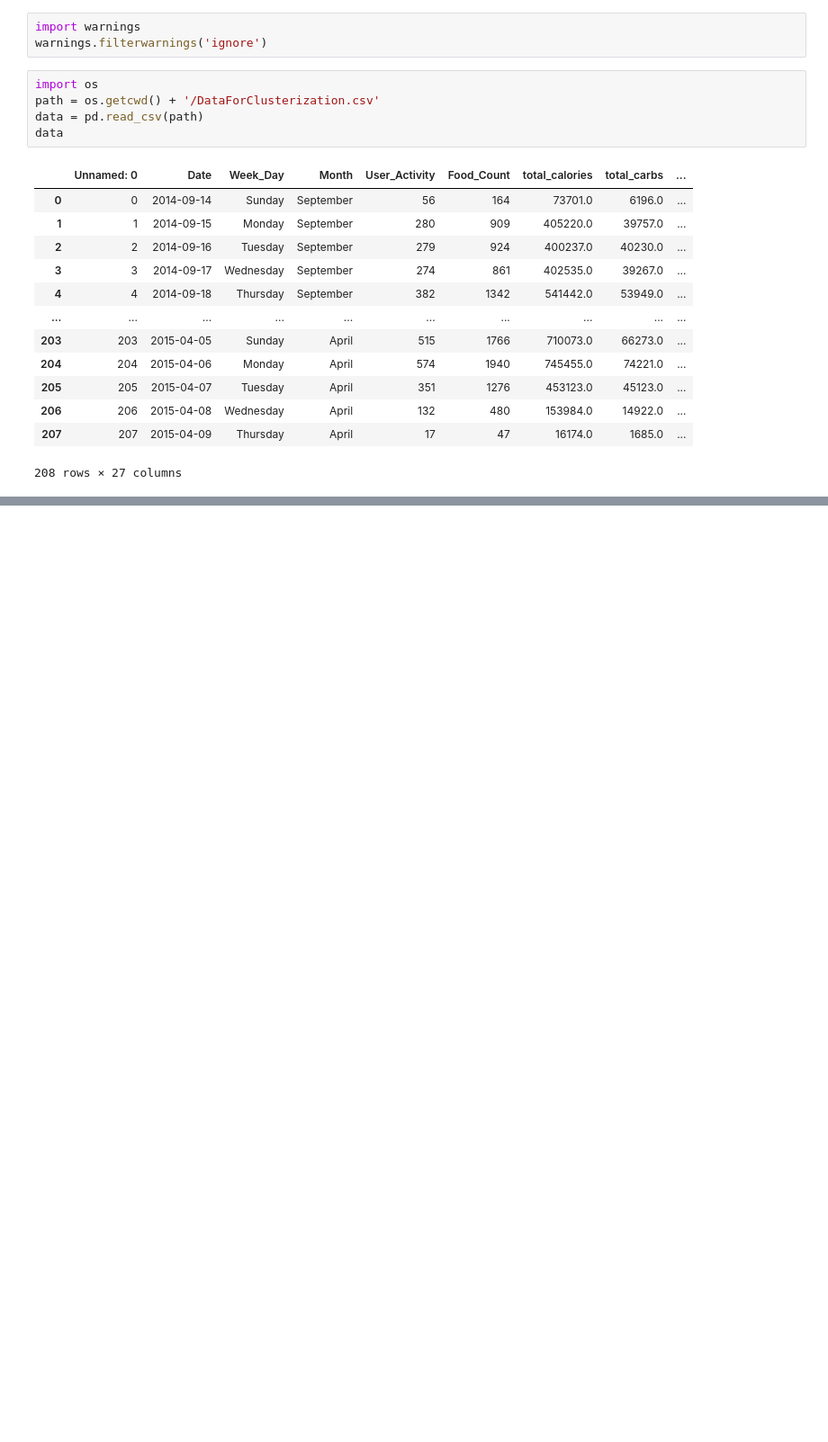
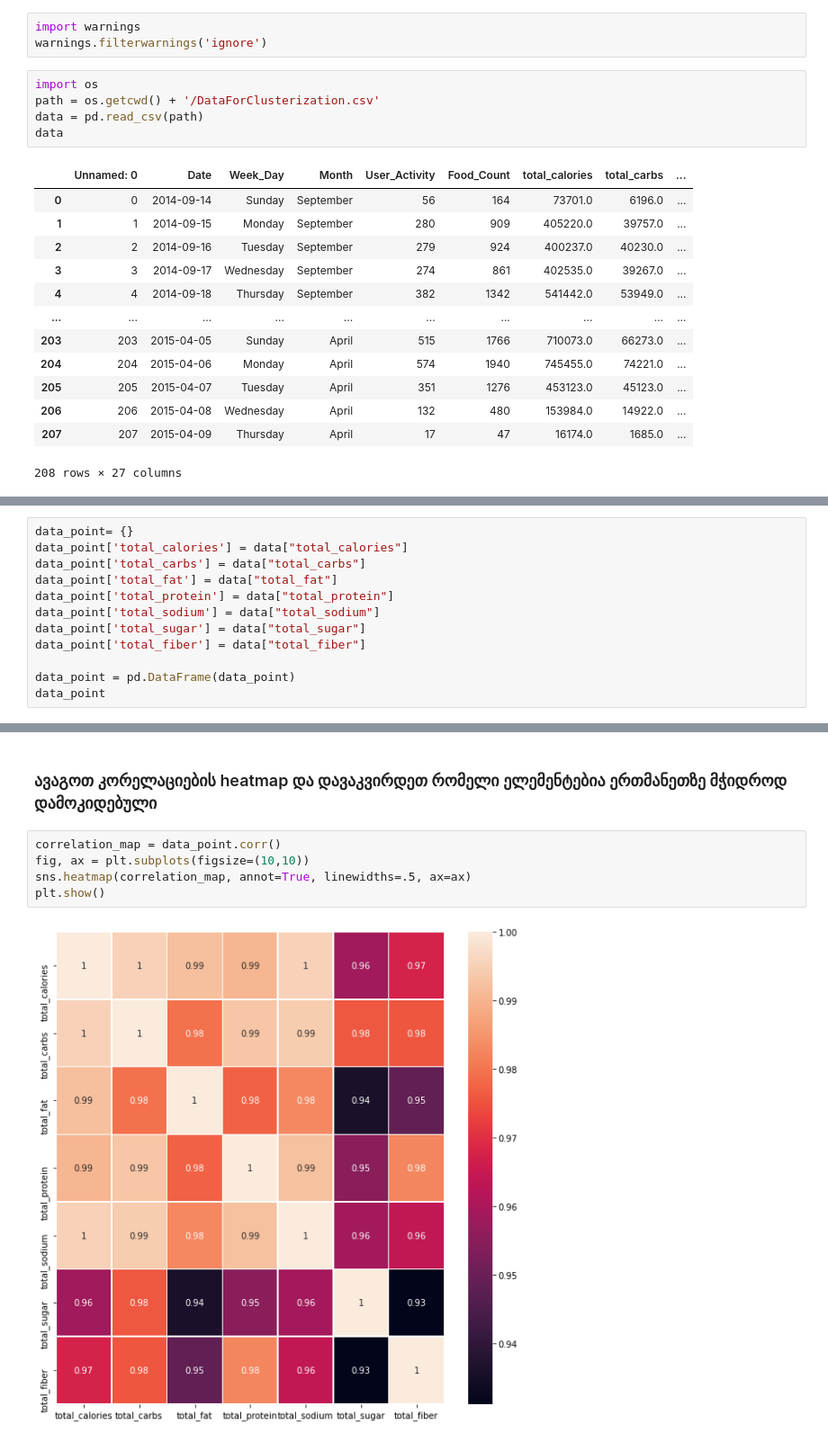
Before and after one commit to dbera17/ML, a Jupyter notebook: final_proj_clust.ipynb, the cells around one changed output, grey strips where cells are left out. Shown at 90% size. Drawn from its saved outputs; the diff is of its cells as text; blank space fills up the shorter version.

```diff
--- a/final_proj_clust.ipynb
+++ b/final_proj_clust.ipynb
@@ -50,0 +72,12 @@ Text(0.5, 1.0, 'Frequency of Days')
+# %%
+data_point= {}
+data_point['total_calories'] = data["total_calories"]
+data_point['total_carbs'] = data["total_carbs"]
+data_point['total_fat'] = data["total_fat"]
+data_point['total_protein'] = data["total_protein"]
+data_point['total_sodium'] = data["total_sodium"]
+data_point['total_sugar'] = data["total_sugar"]
+data_point['total_fiber'] = data["total_fiber"]
+
+data_point = pd.DataFrame(data_point)
+data_point
@@ -50,0 +98,9 @@ Text(0.5, 1.0, 'Frequency of Days')
+# %% [markdown]
+### ავაგოთ კორელაციების heatmap და დავაკვირდეთ რომელი ელემენტებია ერთმანეთზე მჭიდროდ დამოკიდებული
+# %%
+correlation_map = data_point.corr()
+fig, ax = plt.subplots(figsize=(10,10))
+sns.heatmap(correlation_map, annot=True, linewidths=.5, ax=ax)
+plt.show()
+# %% [output]
+[figure, added]
```
Also changed, not shown: parts of 83 cells of this notebook.
